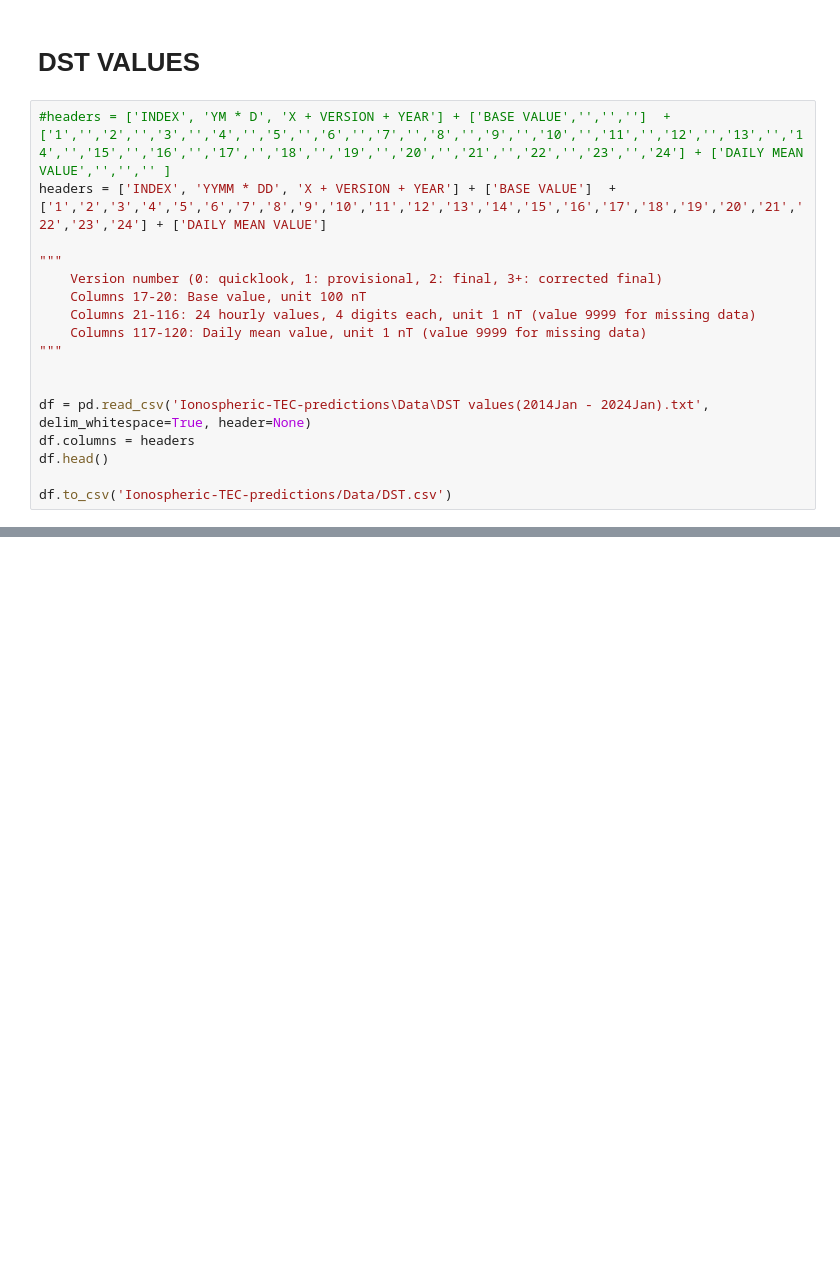
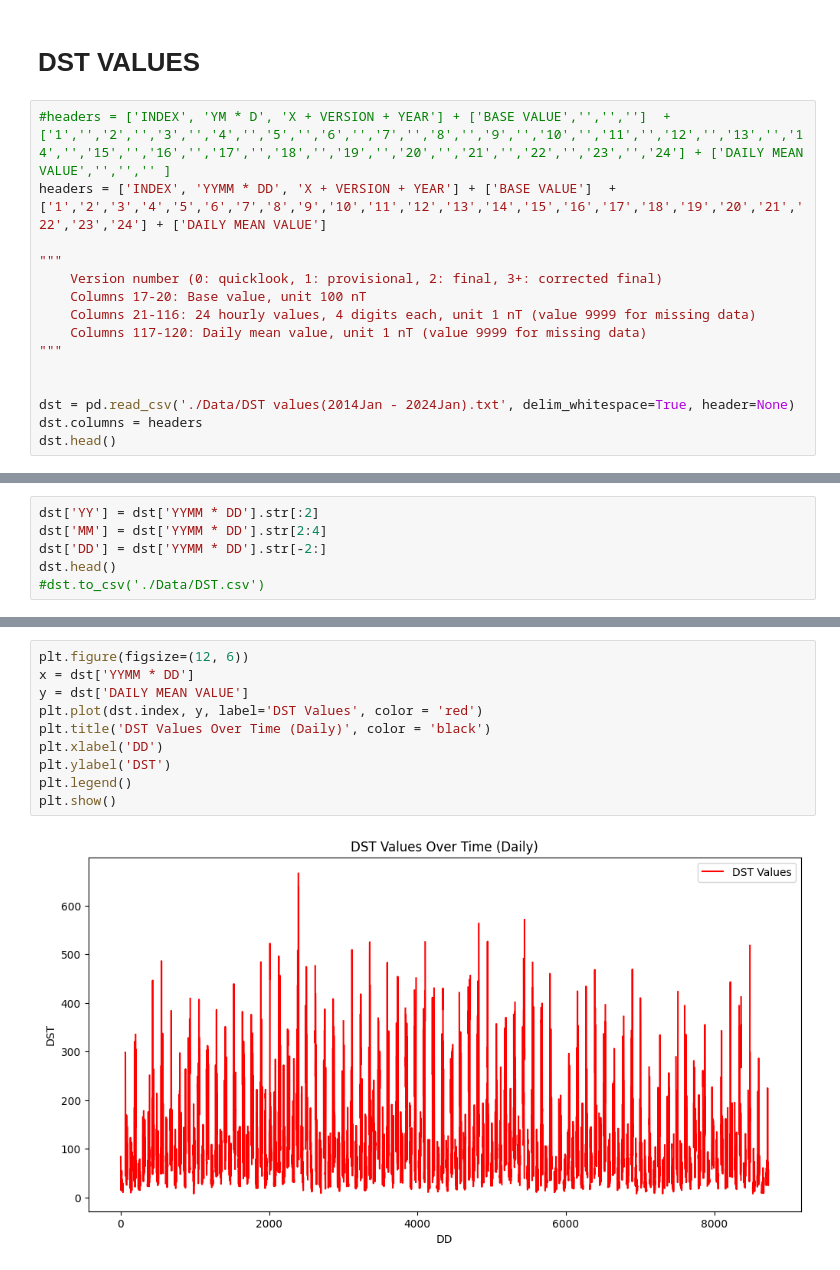
Before and after one commit to chinmayiacharya003/Ionospheric-TEC-predictions, a Jupyter notebook: data_visualization.ipynb, the cells around one changed output, grey strips where cells are left out. Cells and saved outputs as stored; diff of their text form; blank space fills up the shorter version.

```diff
--- a/data_visualization.ipynb
+++ b/data_visualization.ipynb
@@ -17,8 +17,6 @@ headers = ['INDEX', 'YYMM * DD', 'X + VERSION + YEAR'] + ['BASE VALUE']  + ['1',
 """
 
 
-df = pd.read_csv('Ionospheric-TEC-predictions\Data\DST values(2014Jan - 2024Jan).txt', delim_whitespace=True, header=None)
-df.columns = headers
-df.head()
-
-df.to_csv('Ionospheric-TEC-predictions/Data/DST.csv')
+dst = pd.read_csv('./Data/DST values(2014Jan - 2024Jan).txt', delim_whitespace=True, header=None)
+dst.columns = headers
+dst.head()
@@ -24,0 +31,6 @@ df.to_csv('Ionospheric-TEC-predictions/Data/DST.csv')
+# %%
+dst['YY'] = dst['YYMM * DD'].str[:2]
+dst['MM'] = dst['YYMM * DD'].str[2:4]
+dst['DD'] = dst['YYMM * DD'].str[-2:]
+dst.head()
+#dst.to_csv('./Data/DST.csv')
@@ -24,0 +45,12 @@ df.to_csv('Ionospheric-TEC-predictions/Data/DST.csv')
+# %%
+plt.figure(figsize=(12, 6))
+x = dst['YYMM * DD']
+y = dst['DAILY MEAN VALUE']
+plt.plot(dst.index, y, label='DST Values', color = 'red')
+plt.title('DST Values Over Time (Daily)', color = 'black')
+plt.xlabel('DD')
+plt.ylabel('DST')
+plt.legend()
+plt.show()
+# %% [output]
+[figure, added]
```
Also changed, not shown: parts of 8 cells of this notebook, 3 other files.
